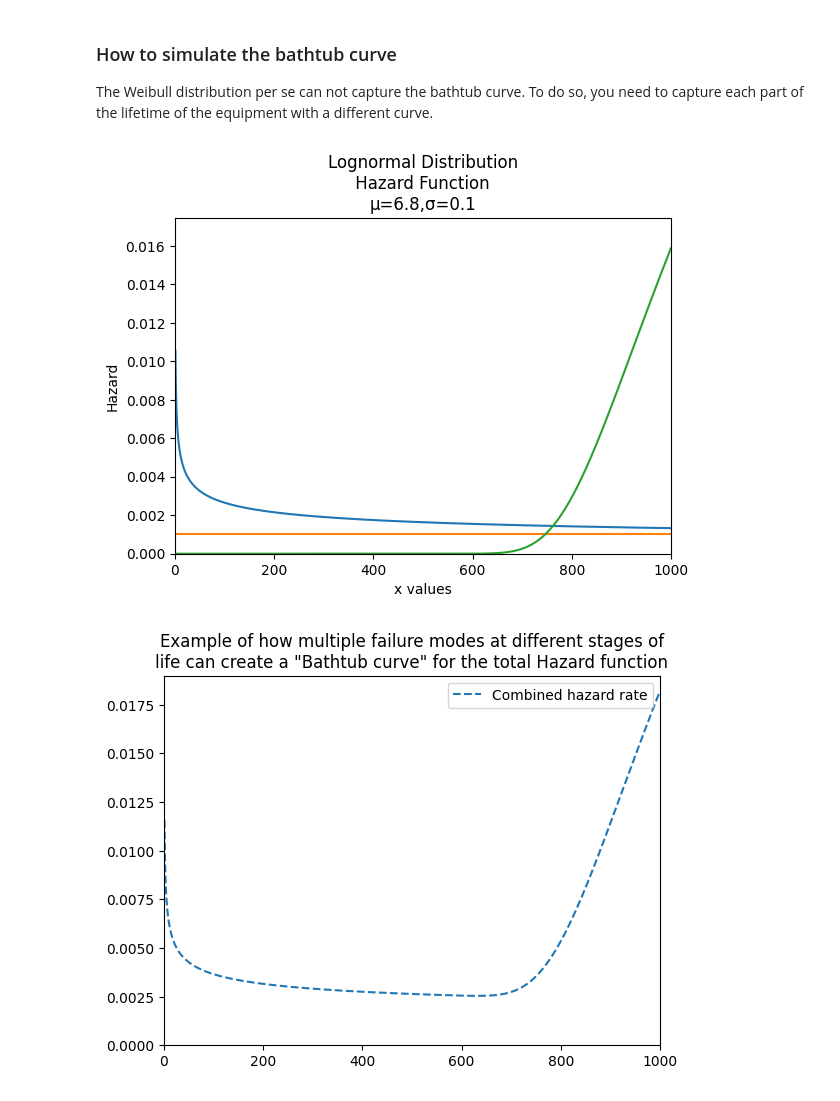
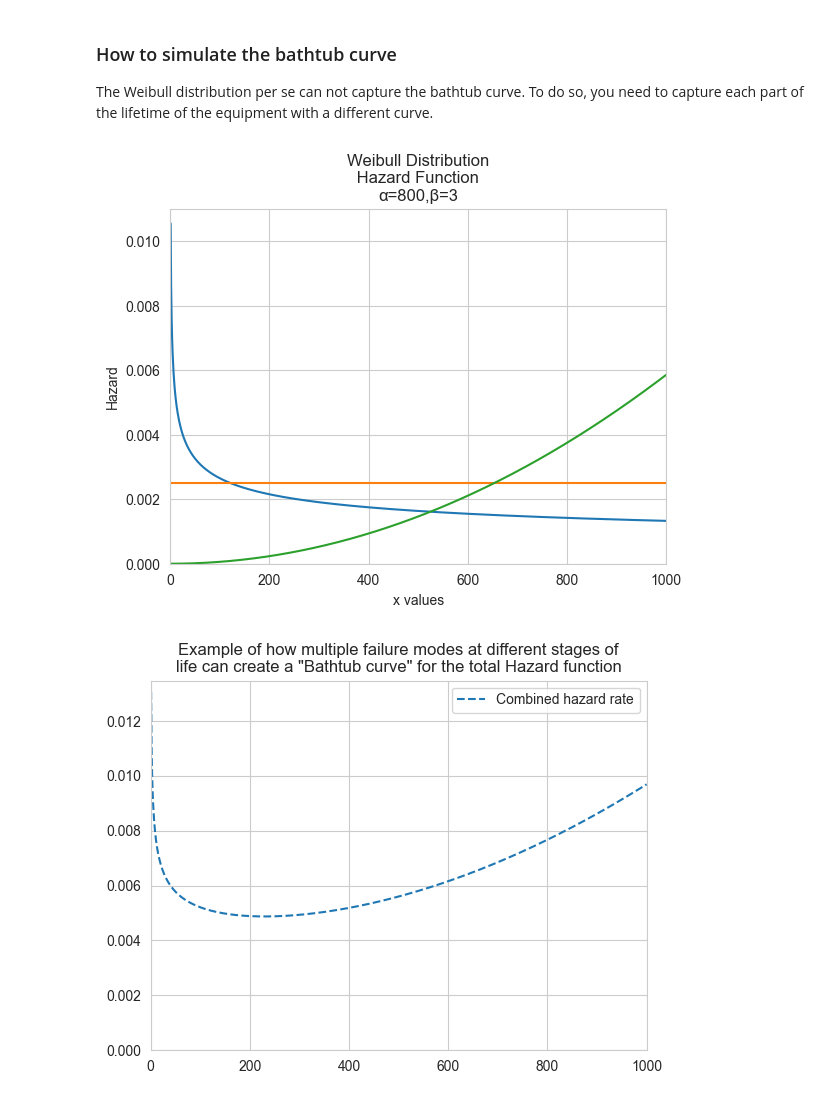
Before and after one commit to marcialbaptista/LearningPythonWithMaintenance, a Jupyter notebook: 04 - Bathtub curve.ipynb, the cells around one changed output. Saved outputs shown, nothing was run; the diff lists cells and outputs as text; code cells hidden in the pictures.

```diff
--- a/04 - Bathtub curve.ipynb
+++ b/04 - Bathtub curve.ipynb
@@ -24,12 +24,12 @@ import numpy as np
 # %%
 #Creating the three periods of reliability: infant mortality, random failure and wear out
 xvals = np.linspace(0,1000,1000)
-infant_mortality = Weibull_Distribution(alpha=400,beta=0.7).HF(xvals=xvals,label='infant mortality [Weibull]')
-random_failures = Exponential_Distribution(Lambda=0.001).HF(xvals=xvals,label='random failures [Exponential]')
-wear_out = Lognormal_Distribution(mu=6.8,sigma=0.1).HF(xvals=xvals,label='wear out [Lognormal]')
+infant_mortality = Weibull_Distribution(alpha=400,beta=0.7).HF(xvals=xvals,label='infant mortality')
+random_failures = Weibull_Distribution(alpha = 400, beta=1).HF(xvals=xvals,label='random failures')
+wear_out = Weibull_Distribution(beta=3, alpha=800).HF(xvals=xvals,label='wear out')
 combined = infant_mortality+random_failures+wear_out
 # %% [output]
-[figure, old version]
+[figure, new version]
 # %%
 plt.plot(xvals,combined,linestyle='--',label='Combined hazard rate')
 plt.legend()
@@ -38,7 +38,7 @@ plt.xlim(0,1000)
 plt.ylim(bottom=0)
 plt.show()
 # %% [output]
-[figure, old version]
+[figure, new version]
 # %% [markdown]
 ### Word of caution
 
```
Also changed, not shown: parts of 2 cells of this notebook.
